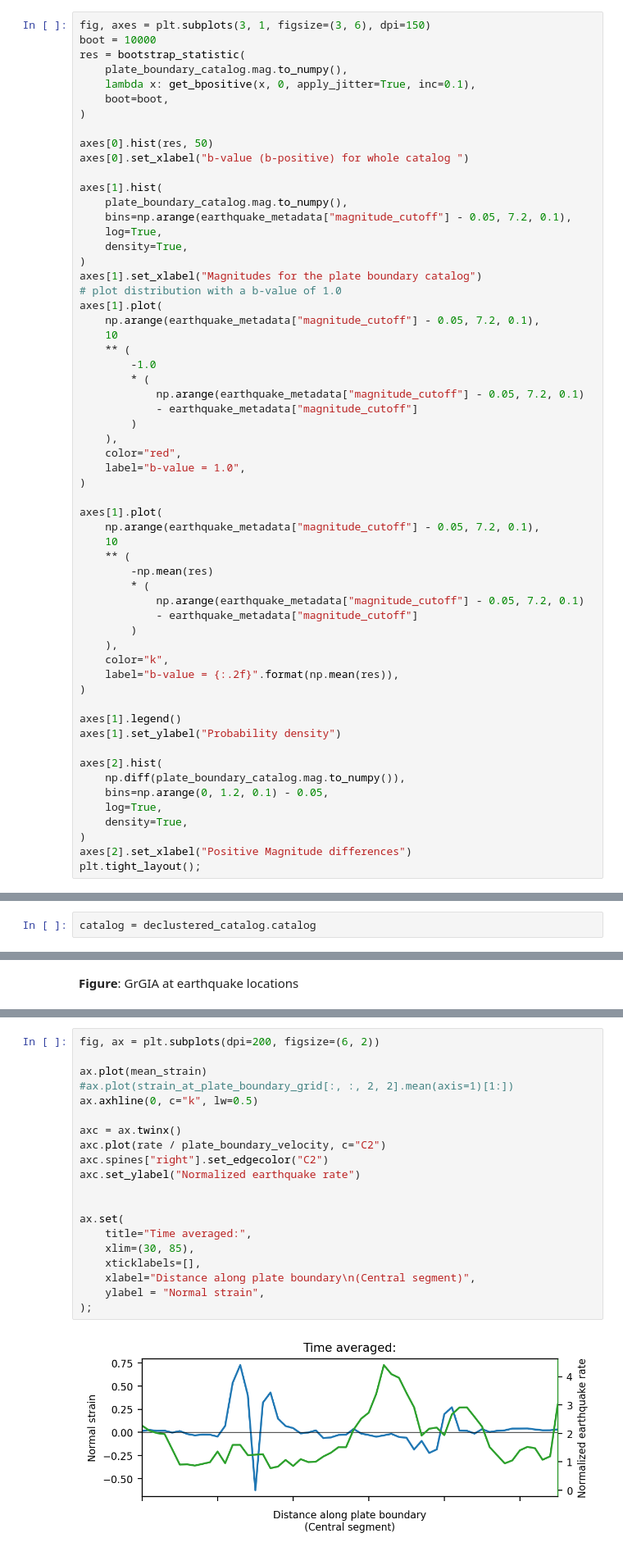
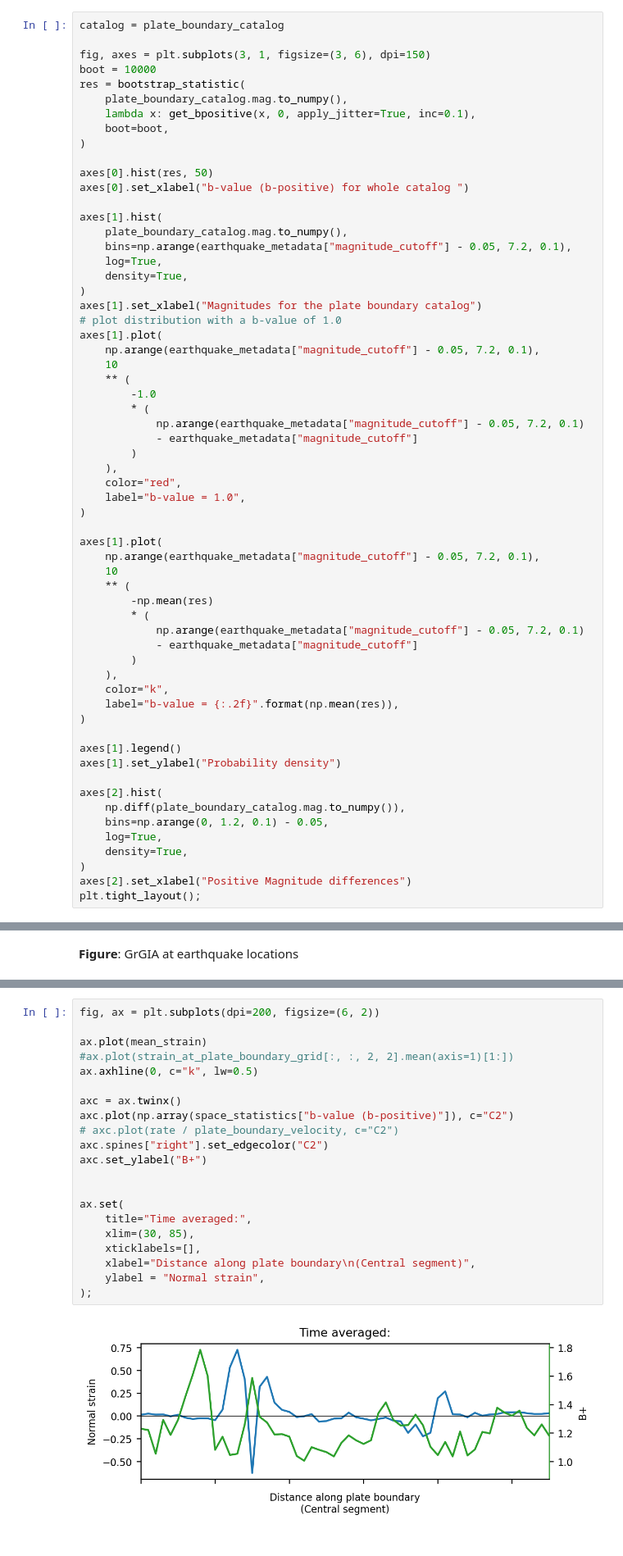
Before and after one commit to keliankaz/GrGIA_seismicity, a Jupyter notebook: gr_gia_seismic_NORTH_ATLANTIC.ipynb, the cells around one changed output, grey strips where cells are left out. Shown at 82% size. Saved outputs shown, nothing was run; the diff lists cells and outputs as text.

```diff
--- a/gr_gia_seismic_NORTH_ATLANTIC.ipynb
+++ b/gr_gia_seismic_NORTH_ATLANTIC.ipynb
@@ -472,6 +465,8 @@ def bootstrap_df(df, f, kwarg=None, boot=1000):
 # %% [markdown]
 Here is a summary of the statistics computed over the entire catalog.
 # %%
+catalog = plate_boundary_catalog
+
 fig, axes = plt.subplots(3, 1, figsize=(3, 6), dpi=150)
 boot = 10000
 res = bootstrap_statistic(
@@ -559,4 +554,2 @@ plt.tight_layout();
 # %% [markdown]
 ## Along strike variations
-# %%
-catalog = declustered_catalog.catalog
@@ -1256,25 +1233,26 @@ plt.tight_layout()
 # %%
 fig, ax = plt.subplots(dpi=200, figsize=(6, 2))
 
 ax.plot(mean_strain)
 #ax.plot(strain_at_plate_boundary_grid[:, :, 2, 2].mean(axis=1)[1:])
 ax.axhline(0, c="k", lw=0.5)
 
 axc = ax.twinx()
-axc.plot(rate / plate_boundary_velocity, c="C2")
+axc.plot(np.array(space_statistics["b-value (b-positive)"]), c="C2")
+# axc.plot(rate / plate_boundary_velocity, c="C2")
 axc.spines["right"].set_edgecolor("C2")
-axc.set_ylabel("Normalized earthquake rate")
+axc.set_ylabel("B+")
 
 
 ax.set(
     title="Time averaged:",
     xlim=(30, 85),
     xticklabels=[],
     xlabel="Distance along plate boundary\n(Central segment)",
     ylabel = "Normal strain",
 );
 # %% [output]
-[figure, old version]
+[figure, new version]
 # %%
 fig, AX = plt.subplots(1, 3, sharex=True, sharey=True, figsize=(7.5, 4))
 
```
Also changed, not shown: parts of 24 cells of this notebook, 21 other files.
